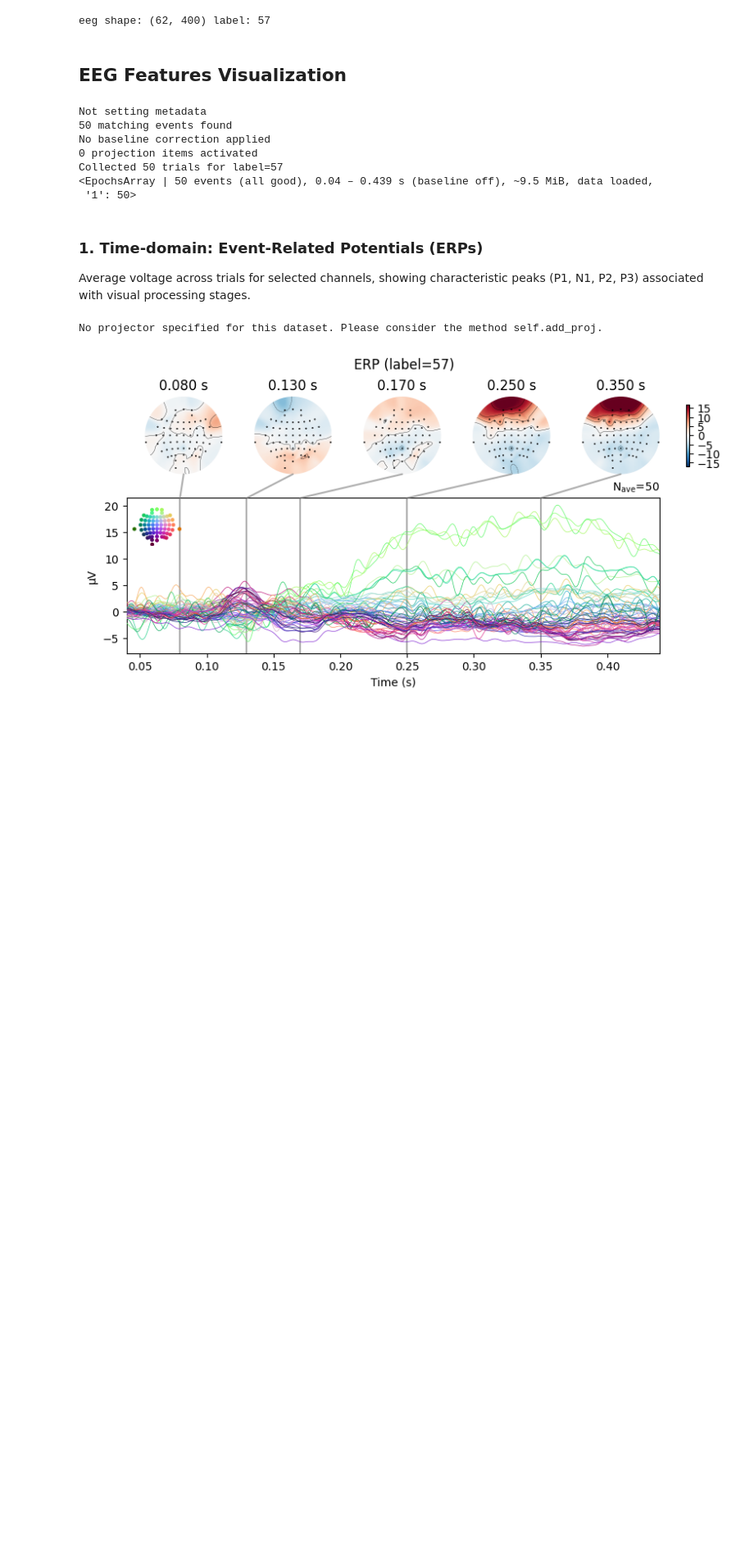
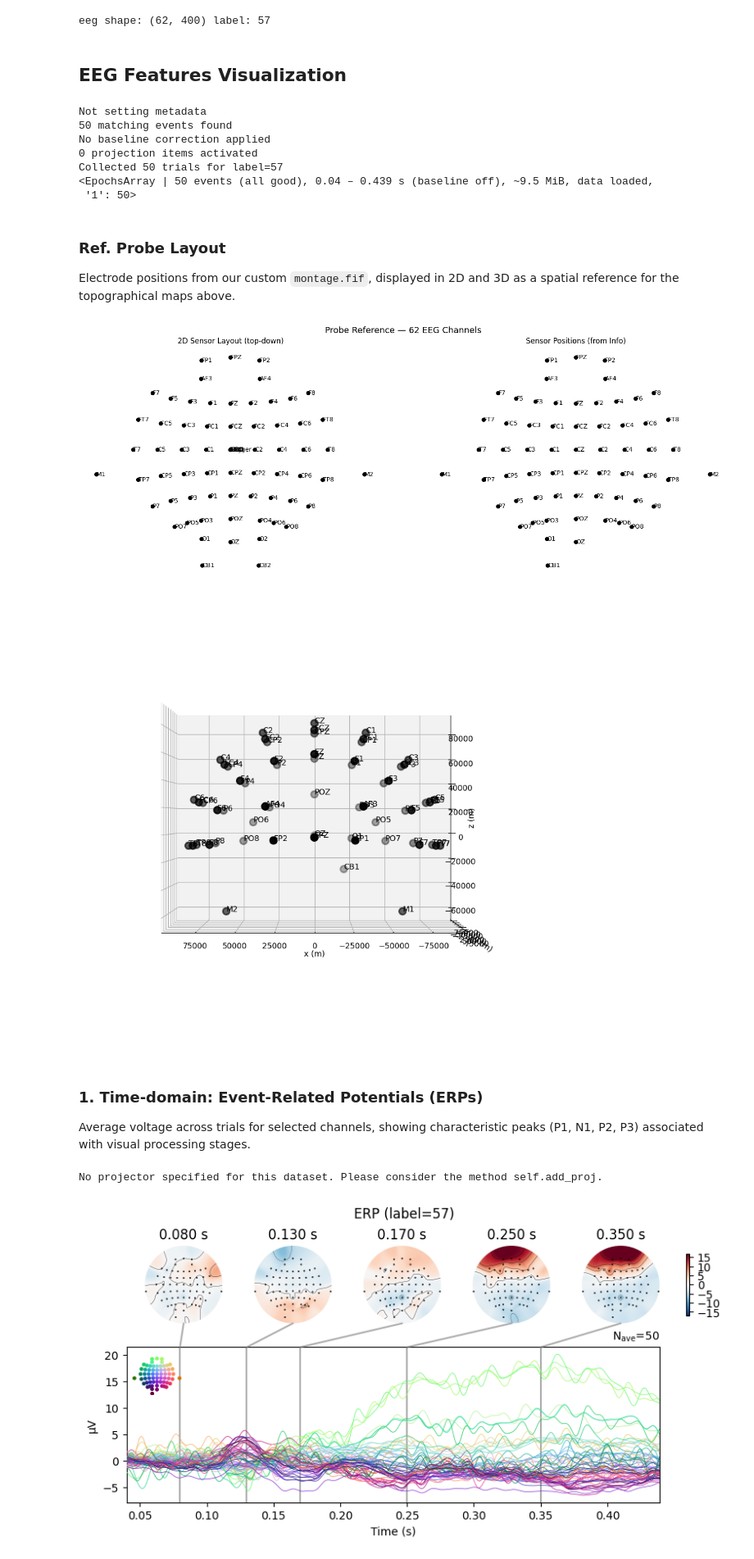
Before and after one commit to RTae/SUPA-EEG, a Jupyter notebook: viz.ipynb, the cells around one changed output. Shown at 82% size. Cells and saved outputs as stored; diff of their text form; code cells hidden in the pictures; blank space fills up the shorter version.

```diff
--- a/viz.ipynb
+++ b/viz.ipynb
@@ -173,6 +173,38 @@ No baseline correction applied
 Collected 50 trials for label=57
 <EpochsArray | 50 events (all good), 0.04 – 0.439 s (baseline off), ~9.5 MiB, data loaded,
  '1': 50>
+# %% [markdown]
+### Ref. Probe Layout
+Electrode positions from our custom `montage.fif`, displayed in 2D and 3D as a spatial reference for the topographical maps above.
+# %%
+# Probe layout — 2D sensor map + 3D sensor positions
+fig, axes = plt.subplots(1, 2, figsize=(16, 6))
+
+# 2D sensor layout (top-down view)
+montage.plot(kind="topomap", show_names=True, show=False, axes=axes[0])
+axes[0].set_title("2D Sensor Layout (top-down)", fontsize=12)
+
+# 2D sensor positions from evoked Info with channel names
+evoked.plot_sensors(
+    kind="topomap",
+    ch_type="eeg",
+    show_names=True,
+    show=False,
+    axes=axes[1],
+)
+axes[1].set_title("Sensor Positions (from Info)", fontsize=12)
+
+fig.suptitle("Probe Reference — 62 EEG Channels", fontsize=14)
+plt.tight_layout()
+plt.show()
+
+# 3D sensor positions (uses only the 62 EEG channels from evoked.info)
+fig_3d = evoked.plot_sensors(kind="3d", ch_type="eeg", show_names=True, show=False)
+fig_3d.set_size_inches(10, 8)
+plt.show()
+# %% [output]
+[figure, added]
+[figure, added]
 # %% [markdown]
 ### 1. Time-domain: Event-Related Potentials (ERPs)
 Average voltage across trials for selected channels, showing characteristic peaks (P1, N1, P2, P3) associated with visual processing stages.
```
Also changed, not shown: parts of 2 cells of this notebook.
